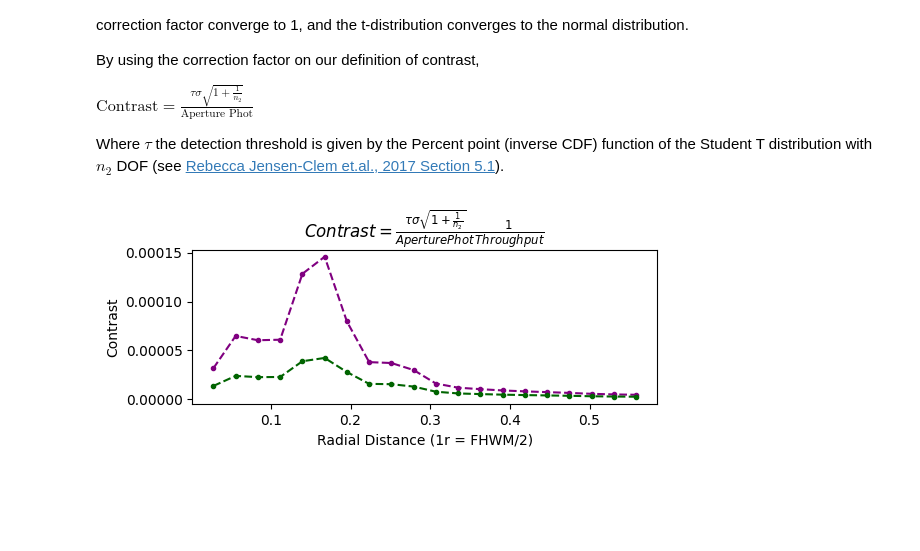
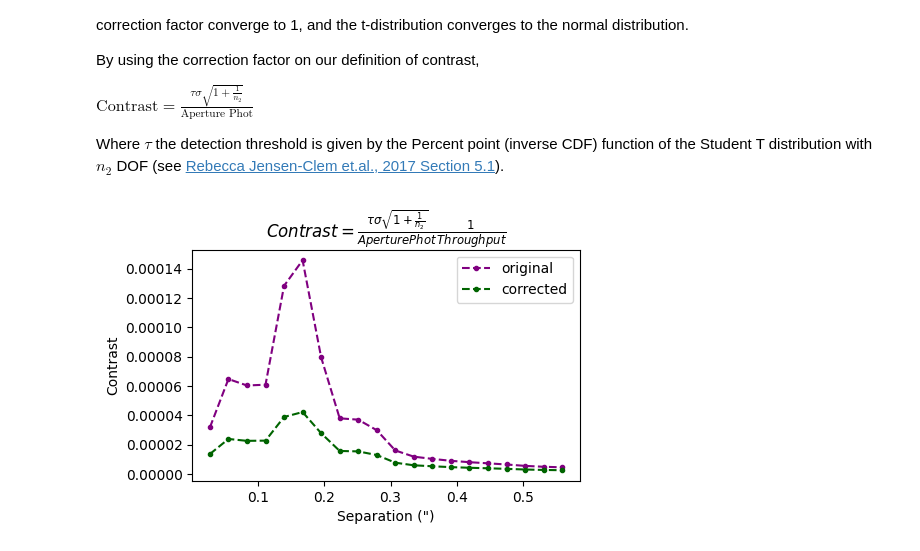
Before and after one commit to yemsnucleus/NEGFC, a Jupyter notebook: presentation/notebooks/contrast_curve.ipynb, the cells around one changed output. Drawn from its saved outputs; the diff is of its cells as text; code cells hidden in the pictures; blank space fills up the shorter version.

Commit message:
contrast curve finished

```diff
--- a/presentation/notebooks/contrast_curve.ipynb
+++ b/presentation/notebooks/contrast_curve.ipynb
@@ -243,12 +243,15 @@ from core.metrics import correct_contrast
 # %%
 corr_contrast = correct_contrast(contrast, regions, ap_phot)
 # %%
-plt.figure(figsize=(6, 2))
-plt.plot(rad_dist_px*0.01225, np.array(contrast)*throughput, marker='.', linestyle='--', color='purple')
-plt.plot(rad_dist_px*0.01225, np.array(corr_contrast)*throughput, marker='.', linestyle='--', color='darkgreen')
+plt.figure(figsize=(5, 3))
+plt.plot(rad_dist_px*0.01225, np.array(contrast)*throughput,
+         marker='.', linestyle='--', color='purple', label='original')
+plt.plot(rad_dist_px*0.01225, np.array(corr_contrast)*throughput,
+         marker='.', linestyle='--', color='darkgreen', label='corrected')
 plt.ylabel(r'Contrast')
-plt.xlabel('Radial Distance (1r = FHWM/2)')
+plt.xlabel('Separation (")')
 plt.title(r'$Contrast=\frac{\tau\sigma\sqrt{1+\frac{1}{n_2}}}{AperturePhot} \frac{1}{Throughput}$')
+plt.legend()
 plt.show()
 # %% [output]
-[figure, old version]
+[figure, new version]
```
Also changed, not shown: parts of 6 cells of this notebook.
